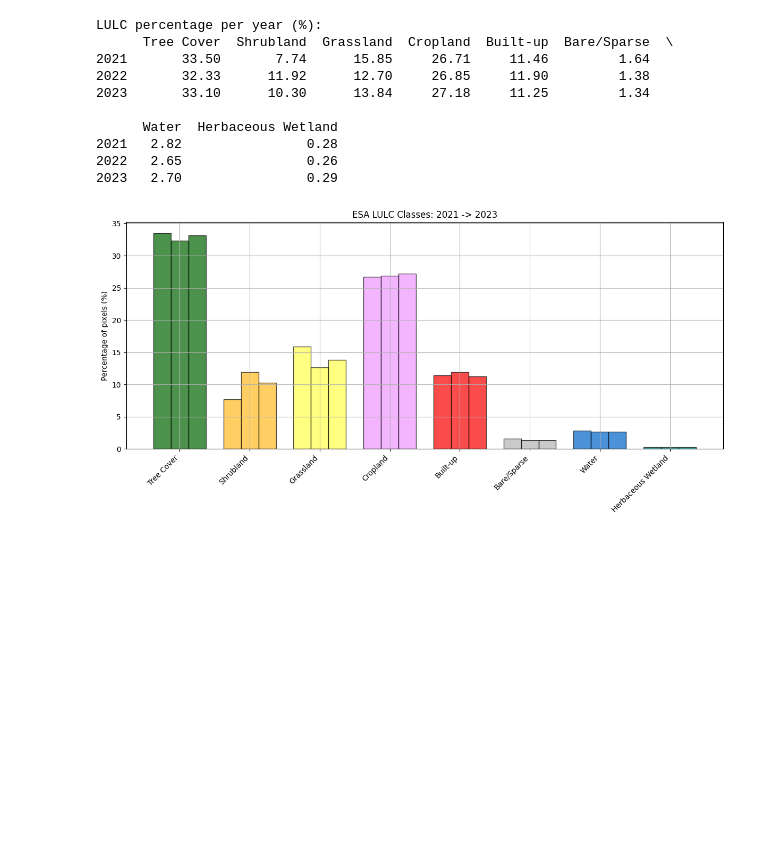
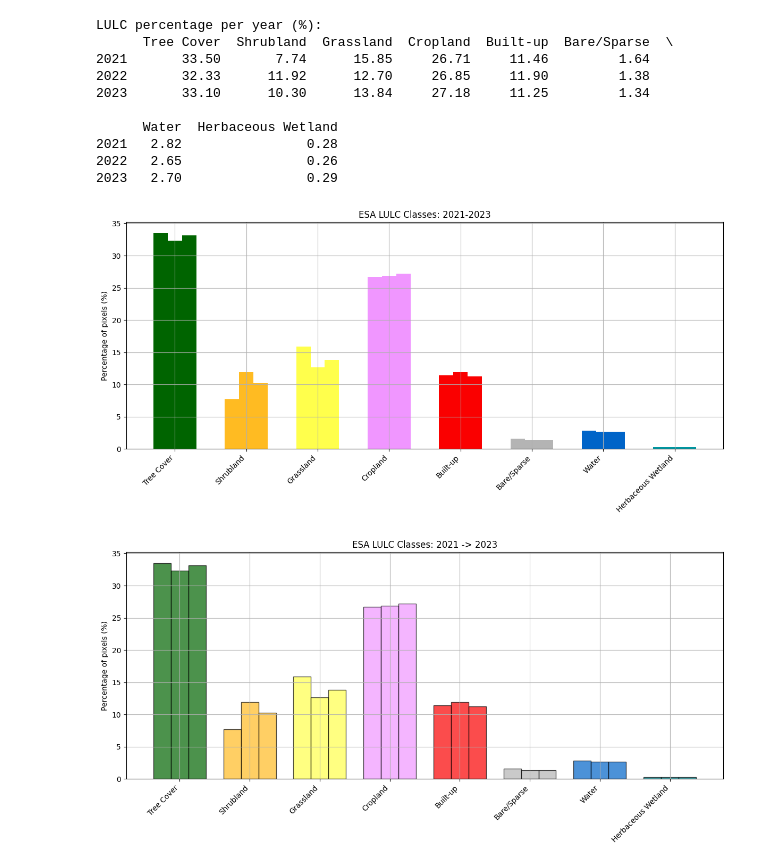
Before and after one commit to enomis-dev/Geospatial-embeddings-use-cases, a Jupyter notebook: notebooks/lulc-GEE.ipynb, the cells around one changed output. Drawn from its saved outputs; the diff is of its cells as text; code cells hidden in the pictures; blank space fills up the shorter version.

```diff
--- a/notebooks/lulc-GEE.ipynb
+++ b/notebooks/lulc-GEE.ipynb
@@ -391,4 +400,41 @@ LULC percentage per year (%):
 2021   2.82                0.28
 2022   2.65                0.26
 2023   2.70                0.29
+# %%
+import matplotlib.pyplot as plt
+import numpy as np
+
+# Data: df_percent from previous step
+classes = ["Tree Cover", "Shrubland", "Grassland", "Cropland",
+           "Built-up", "Bare/Sparse", "Water", "Herbaceous Wetland"]
+years = df_percent.index.tolist()  # [2021,2022,2023]
+
+# ESA colors for each class
+esa_colors = ["#006400", "#FFBB22", "#FFFF4C", "#F096FF",
+              "#FA0000", "#B4B4B4", "#0064C8", "#0096A0"]
+
+x = np.arange(len(classes))  # positions of groups
+width = 0.2  # width of each bar
+
+fig, ax = plt.subplots(figsize=(12,6))
+
+# Plot bars for each year
+for i, year in enumerate(years):
+    # x + offset for each year
+    ax.bar(x + i*width - width, df_percent.loc[year, classes],
+           width=width, label=str(year),
+           color=esa_colors)  # same color per class
+
+# Set X-axis labels in the middle of each group
+ax.set_xticks(x)
+ax.set_xticklabels(classes, rotation=45, ha='right')
+
+ax.set_ylabel("Percentage of pixels (%)")
+ax.set_title("ESA LULC Classes: 2021-2023")
+# ax.legend(title="Year")
+plt.tight_layout()
+plt.grid()
+plt.show()
+# %% [output]
+[figure, added]
 # %%
```
Also changed, not shown: parts of 12 cells of this notebook.
